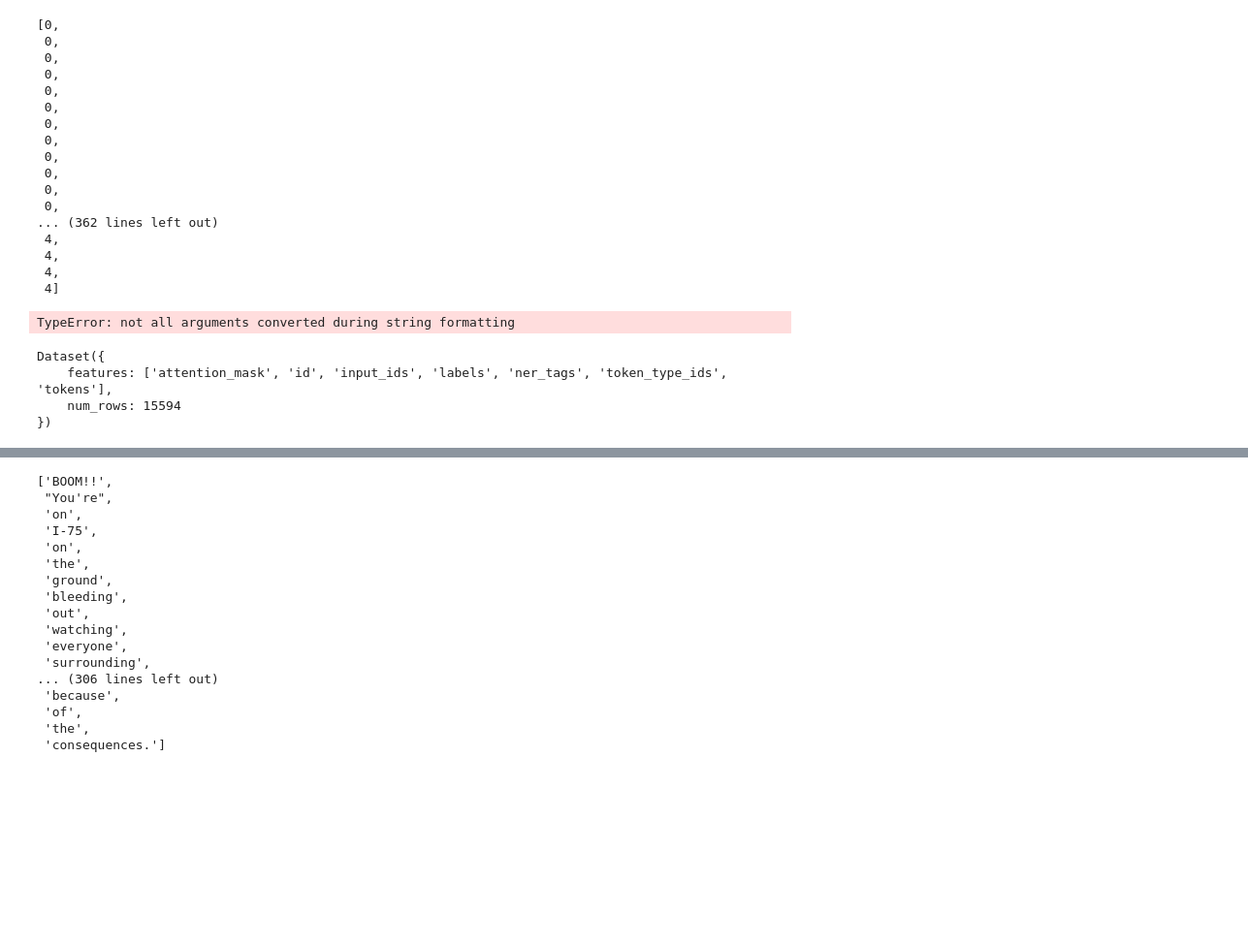
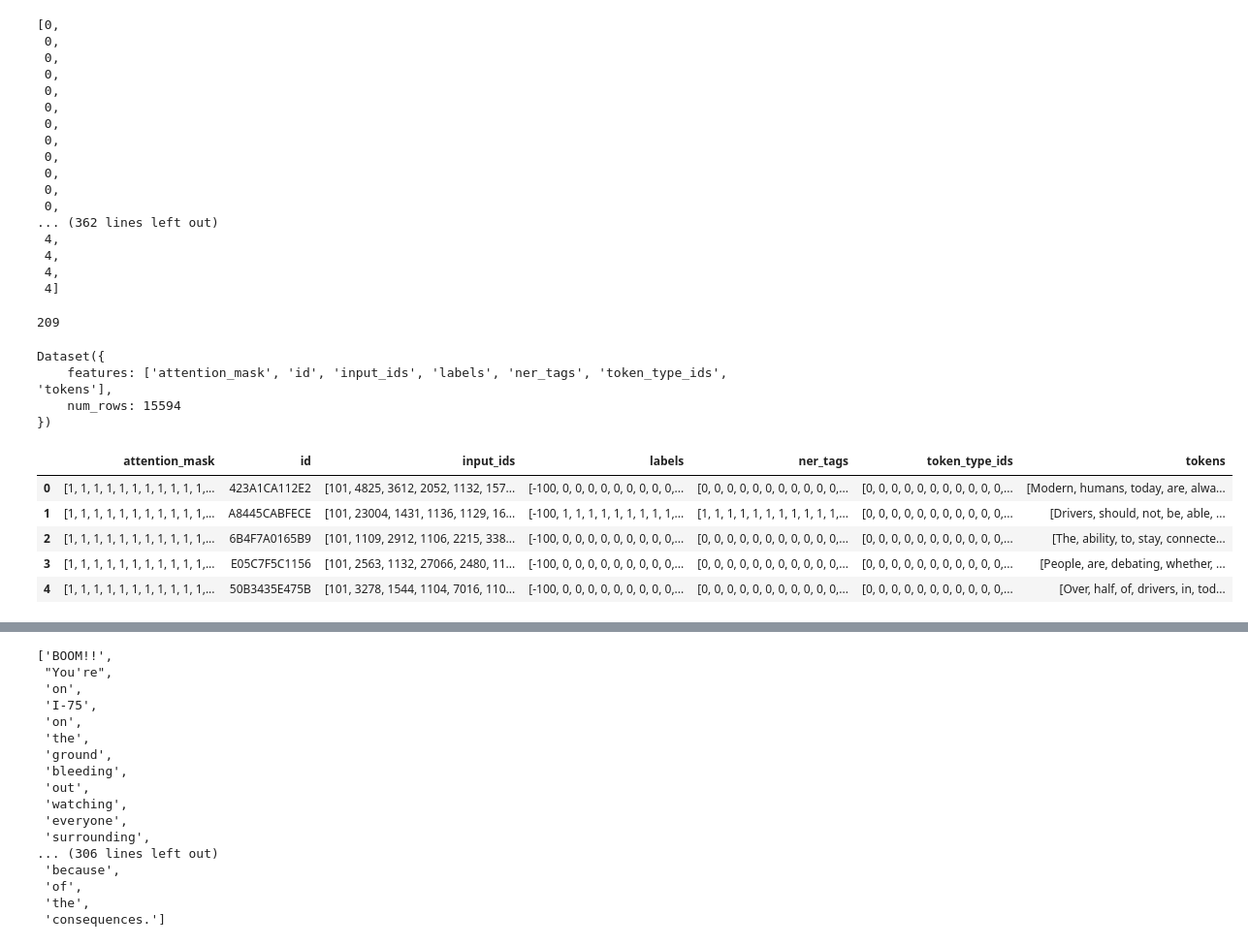
Before and after one commit to Brad1141/Discourse_Classification, a Jupyter notebook: main.ipynb, the cells around one changed output, grey strips where cells are left out. Shown at 97% size. Drawn from its saved outputs; the diff is of its cells as text; code cells hidden in the pictures; blank space fills up the shorter version.

Commit message:
fixed "list out of range" error

```diff
--- a/main.ipynb
+++ b/main.ipynb
@@ -213,10 +214,10 @@ kaggleTrain["ner_tags"][0]
 # %%
 kaggleData = Dataset.from_pandas(kaggleTrain)
 # %%
-inputs = tokenizer(kaggleData["tokens"][0], is_split_into_words=True)
+inputs = tokenizer(kaggleData["tokens"][1], is_split_into_words=True)
 inputs.tokens()
 word_ids = inputs.word_ids()
-taggs = getIntArray(kaggleData["ner_tags"][0])
-print(align_labels_with_tokens(kaggleData["ner_tags"][0], word_ids))
+taggs = getIntArray(kaggleData["ner_tags"][1])
+print(len(kaggleData["tokens"][1]))
 # %% [output]
-TypeError: not all arguments converted during string formatting
+209
@@ -236,3 +239,13 @@ Dataset({
 # #errors
 # C3811E7F1750
 # 9B7494278BAE
+# %%
+df_token = tokenized_datasets.to_pandas()
+df_token.head()
+# %% [output]
+|  | attention_mask | id | input_ids | labels | ner_tags | token_type_ids | tokens |
+| 0 | [1, 1, 1, 1, 1, 1, 1, 1, 1, 1, 1,... | 423A1CA112E2 | [101, 4825, 3612, 2052, 1132, 157... | [-100, 0, 0, 0, 0, 0, 0, 0, 0, 0,... | [0, 0, 0, 0, 0, 0, 0, 0, 0, 0, 0,... | [0, 0, 0, 0, 0, 0, 0, 0, 0, 0, 0,... | [Modern, humans, today, are, alwa... |
+| 1 | [1, 1, 1, 1, 1, 1, 1, 1, 1, 1, 1,... | A8445CABFECE | [101, 23004, 1431, 1136, 1129, 16... | [-100, 1, 1, 1, 1, 1, 1, 1, 1, 1,... | [1, 1, 1, 1, 1, 1, 1, 1, 1, 1, 1,... | [0, 0, 0, 0, 0, 0, 0, 0, 0, 0, 0,... | [Drivers, should, not, be, able, ... |
+| 2 | [1, 1, 1, 1, 1, 1, 1, 1, 1, 1, 1,... | 6B4F7A0165B9 | [101, 1109, 2912, 1106, 2215, 338... | [-100, 0, 0, 0, 0, 0, 0, 0, 0, 0,... | [0, 0, 0, 0, 0, 0, 0, 0, 0, 0, 0,... | [0, 0, 0, 0, 0, 0, 0, 0, 0, 0, 0,... | [The, ability, to, stay, connecte... |
+| 3 | [1, 1, 1, 1, 1, 1, 1, 1, 1, 1, 1,... | E05C7F5C1156 | [101, 2563, 1132, 27066, 2480, 11... | [-100, 0, 0, 0, 0, 0, 0, 0, 0, 0,... | [0, 0, 0, 0, 0, 0, 0, 0, 0, 0, 0,... | [0, 0, 0, 0, 0, 0, 0, 0, 0, 0, 0,... | [People, are, debating, whether, ... |
+| 4 | [1, 1, 1, 1, 1, 1, 1, 1, 1, 1, 1,... | 50B3435E475B | [101, 3278, 1544, 1104, 7016, 110... | [-100, 0, 0, 0, 0, 0, 0, 0, 0, 0,... | [0, 0, 0, 0, 0, 0, 0, 0, 0, 0, 0,... | [0, 0, 0, 0, 0, 0, 0, 0, 0, 0, 0,... | [Over, half, of, drivers, in, tod... |
```
Also changed, not shown: parts of 13 cells of this notebook, 1 other file.
